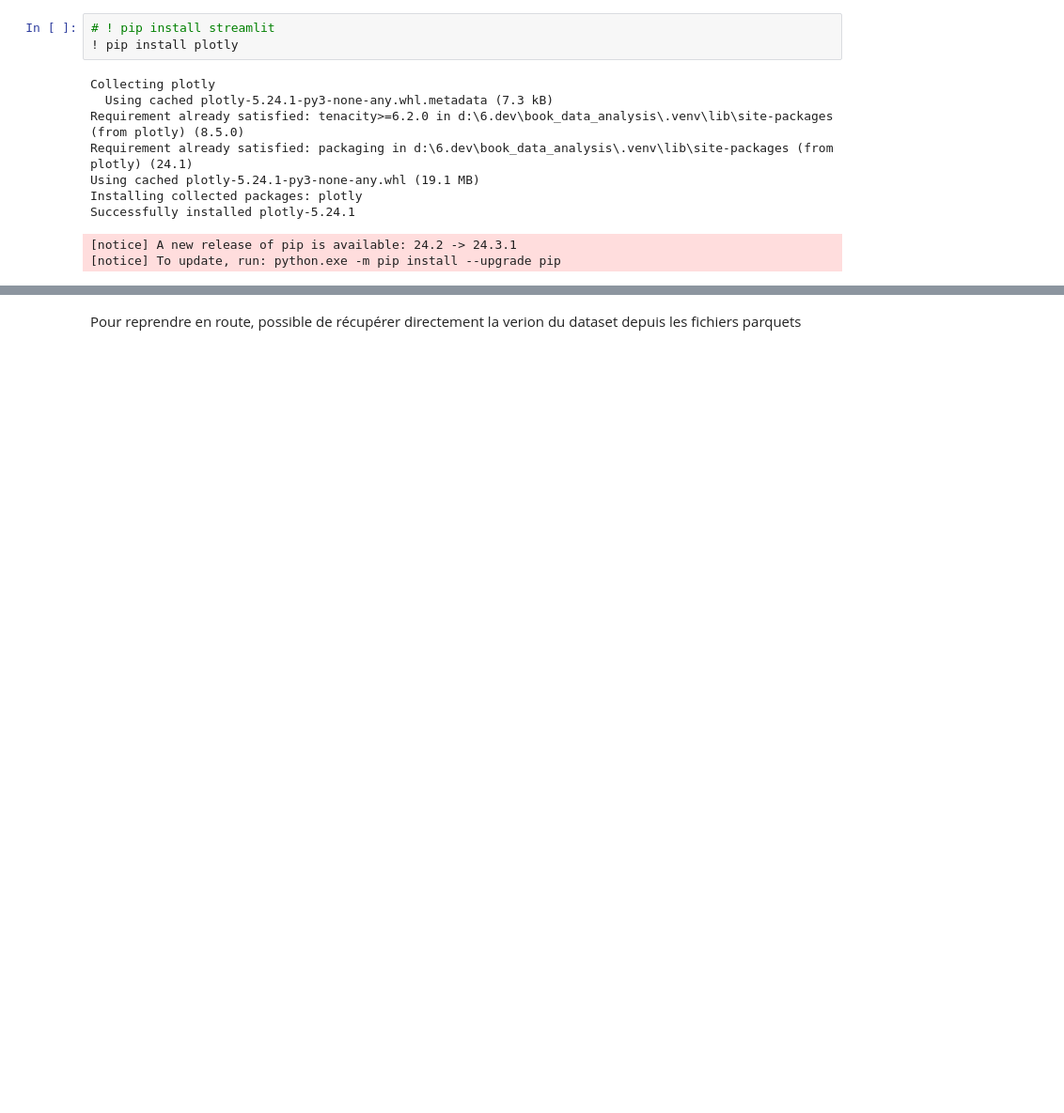
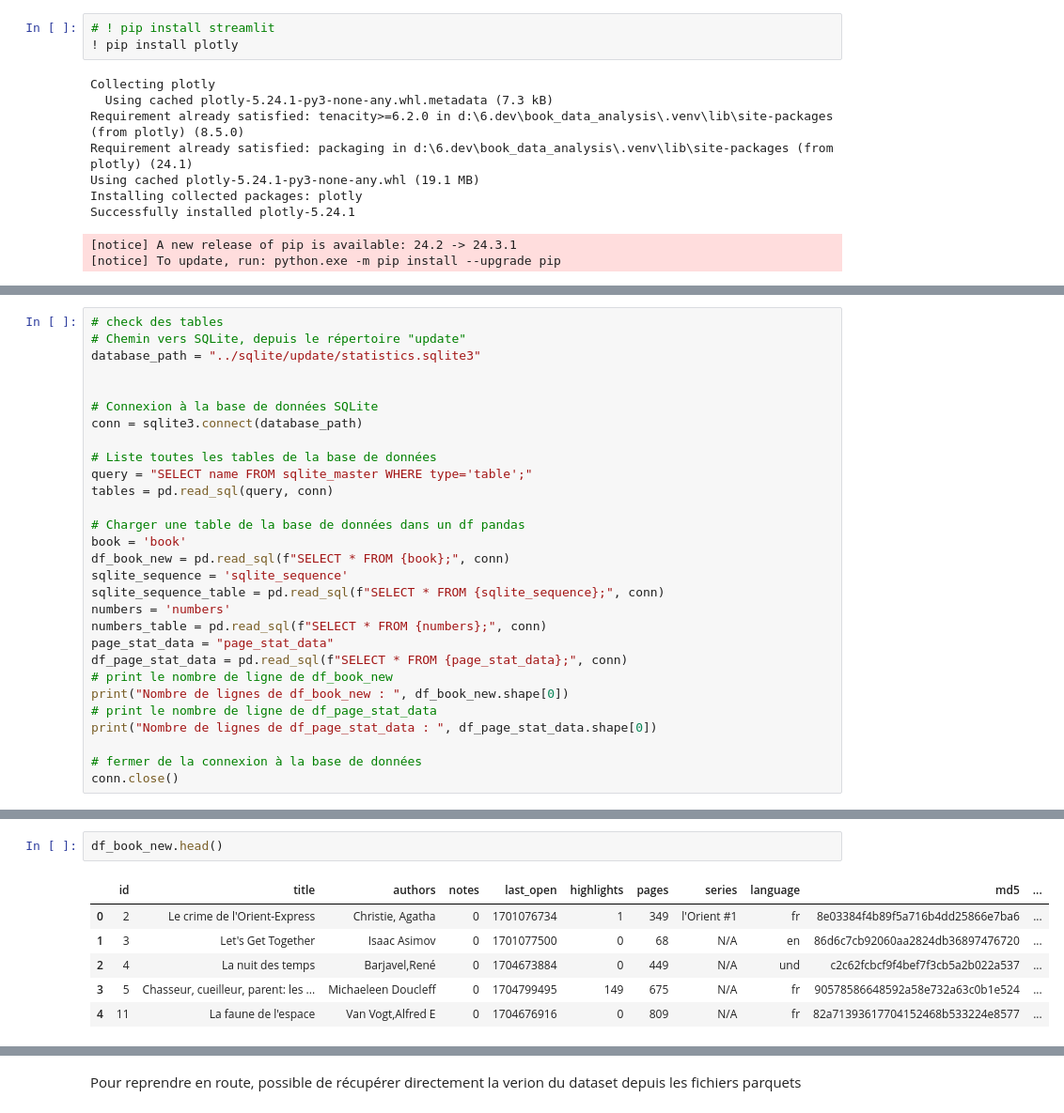
Before and after one commit to ChrisOlv/book_data_analysis, a Jupyter notebook: dataviz/dataviz.ipynb, the cells around one changed output, grey strips where cells are left out. Shown at 94% size. Cells and saved outputs as stored; diff of their text form; blank space fills up the shorter version.

```diff
--- a/dataviz/dataviz.ipynb
+++ b/dataviz/dataviz.ipynb
@@ -23,3 +24,32 @@ import plotly.express as px
 pd.set_option('display.max_columns', 40)
 # display max rows 75
 pd.set_option('display.max_rows', 75)
+# %%
+# check des tables
+# Chemin vers SQLite, depuis le répertoire "update"
+database_path = "../sqlite/update/statistics.sqlite3"
+
+
+# Connexion à la base de données SQLite
+conn = sqlite3.connect(database_path)
+
+# Liste toutes les tables de la base de données
+query = "SELECT name FROM sqlite_master WHERE type='table';"
+tables = pd.read_sql(query, conn)
+
+# Charger une table de la base de données dans un df pandas
+book = 'book'
+df_book_new = pd.read_sql(f"SELECT * FROM {book};", conn)
+sqlite_sequence = 'sqlite_sequence'
+sqlite_sequence_table = pd.read_sql(f"SELECT * FROM {sqlite_sequence};", conn)
+numbers = 'numbers'
+numbers_table = pd.read_sql(f"SELECT * FROM {numbers};", conn)
+page_stat_data = "page_stat_data"
+df_page_stat_data = pd.read_sql(f"SELECT * FROM {page_stat_data};", conn)
+# print le nombre de ligne de df_book_new
+print("Nombre de lignes de df_book_new : ", df_book_new.shape[0])
+# print le nombre de ligne de df_page_stat_data
+print("Nombre de lignes de df_page_stat_data : ", df_page_stat_data.shape[0])
+
+# fermer de la connexion à la base de données
+conn.close()
@@ -25,0 +72,9 @@ pd.set_option('display.max_rows', 75)
+# %%
+df_book_new.head()
+# %% [output]
+|  | id | title | authors | notes | last_open | highlights | pages | series | language | md5 | ... |
+| 0 | 2 | Le crime de l'Orient-Express | Christie, Agatha | 0 | 1701076734 | 1 | 349 | l'Orient #1 | fr | 8e03384f4b89f5a716b4dd25866e7ba6 | ... |
+| 1 | 3 | Let's Get Together | Isaac Asimov | 0 | 1701077500 | 0 | 68 | N/A | en | 86d6c7cb92060aa2824db36897476720 | ... |
+| 2 | 4 | La nuit des temps | Barjavel,René | 0 | 1704673884 | 0 | 449 | N/A | und | c2c62fcbcf9f4bef7f3cb5a2b022a537 | ... |
+| 3 | 5 | Chasseur, cueilleur, parent: les ... | Michaeleen Doucleff | 0 | 1704799495 | 149 | 675 | N/A | fr | 90578586648592a58e732a63c0b1e524 | ... |
+| 4 | 11 | La faune de l'espace | Van Vogt,Alfred E | 0 | 1704676916 | 0 | 809 | N/A | fr | 82a71393617704152468b533224e8577 | ... |
```
Also changed, not shown: parts of 10 cells of this notebook, 18 other files.
